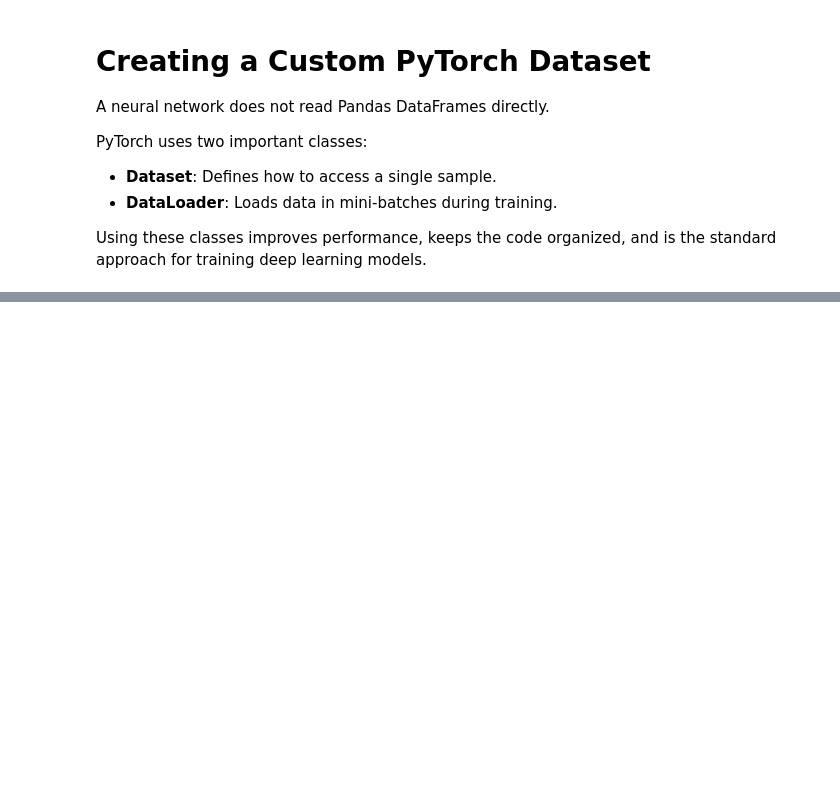
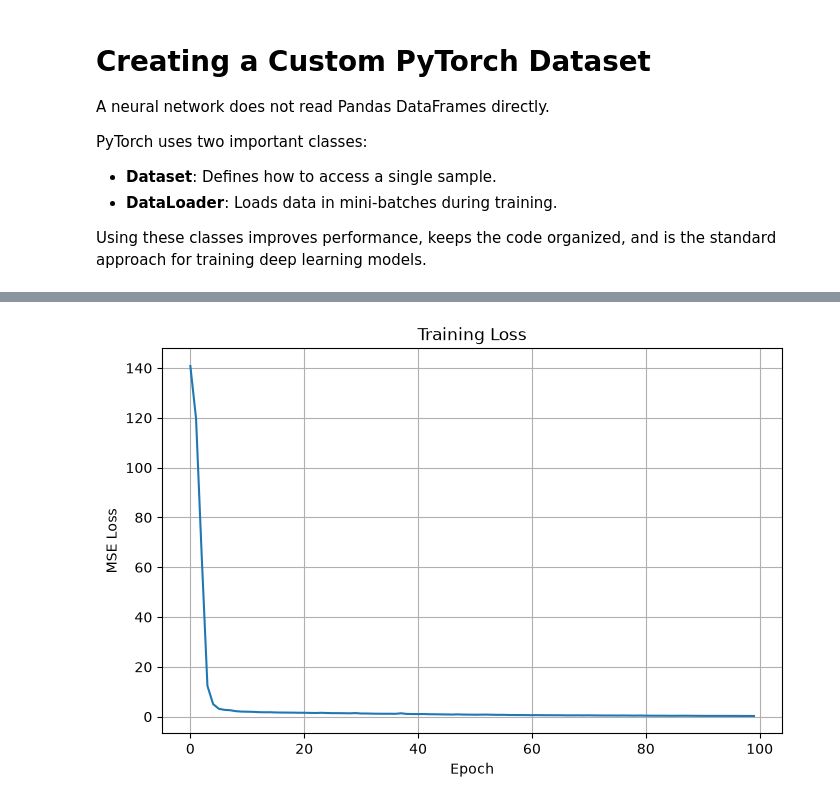
Before and after one commit to furqan934/student-performance-ai, a Jupyter notebook: notebooks/04_training.ipynb, the cells around one changed output, grey strips where cells are left out. Saved outputs shown, nothing was run; the diff lists cells and outputs as text; code cells hidden in the pictures; blank space fills up the shorter version.

Commit message:
feat(training): train student performance neural network

```diff
--- a/notebooks/04_training.ipynb
+++ b/notebooks/04_training.ipynb
@@ -77,0 +202,4 @@ class StudentDataset(Dataset):
+# %%
+input_size = X_train_tensor.shape[1]
+model = StudentPerformanceModel(input_size)
+print(model)
@@ -77,0 +224,5 @@ class StudentDataset(Dataset):
+# %%
+predictions = model(X_batch)
+
+print("Input shape     :", X_batch.shape)
+print("Prediction shape:", predictions.shape)
@@ -77,0 +244,3 @@ class StudentDataset(Dataset):
+# %%
+criterion = nn.MSELoss()
+print("Criterion:", criterion)
@@ -77,0 +261,7 @@ class StudentDataset(Dataset):
+# %%
+optimizer = optim.Adam(
+    model.parameters(),
+    lr=0.001
+)
+
+print(optimizer)
@@ -77,0 +355,15 @@ class StudentDataset(Dataset):
+# %%
+import matplotlib.pyplot as plt
+
+plt.figure(figsize=(8, 5))
+
+plt.plot(train_losses)
+
+plt.title("Training Loss")
+plt.xlabel("Epoch")
+plt.ylabel("MSE Loss")
+
+plt.grid(True)
+plt.show()
+# %% [output]
+[figure, added]
```
Also changed, not shown: parts of 26 cells of this notebook.
